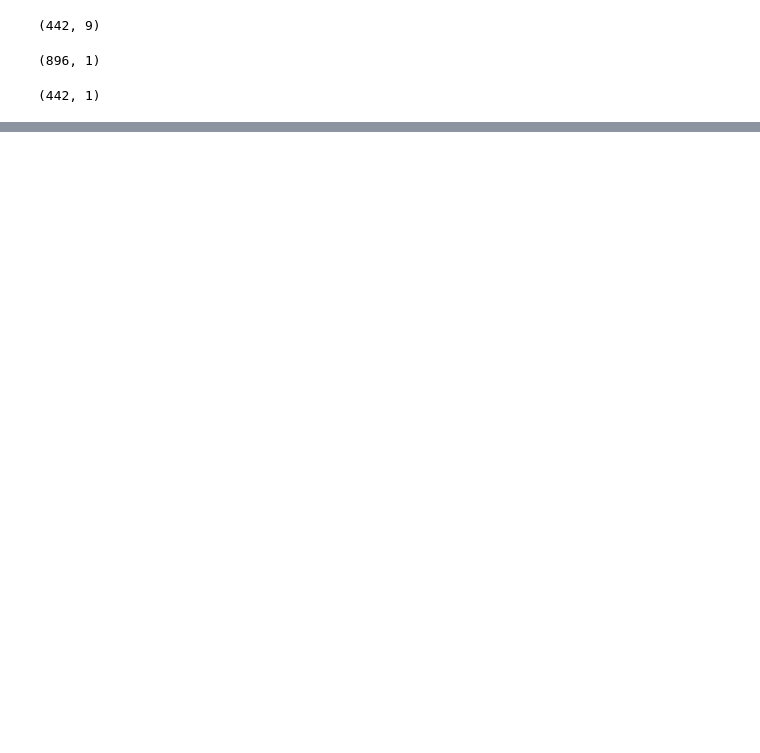
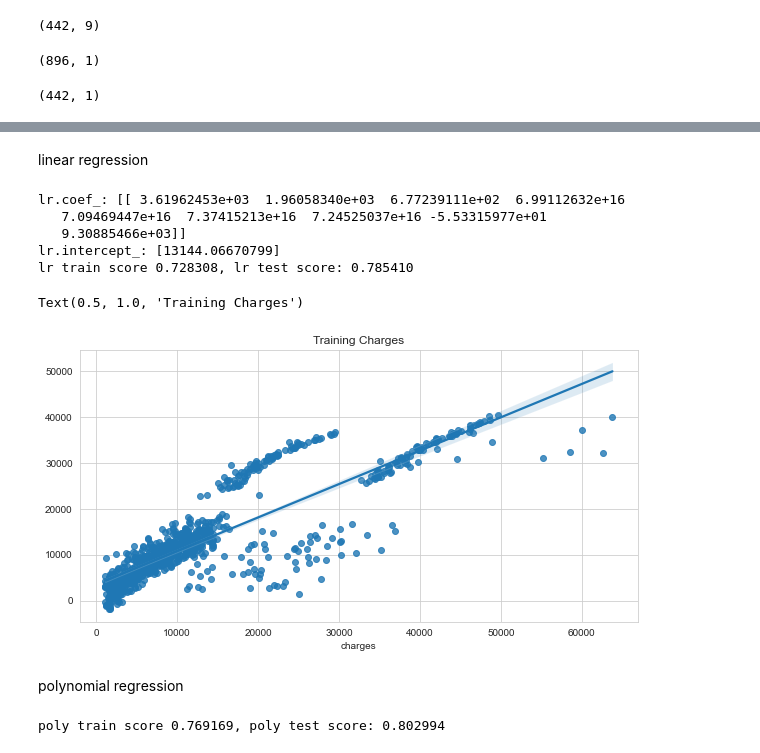
Before and after one commit to roblivesinottawa/insurance-predictive-analysis, a Jupyter notebook: jup_files/insurance.ipynb, the cells around one changed output, grey strips where cells are left out. Saved outputs shown, nothing was run; the diff lists cells and outputs as text; code cells hidden in the pictures; blank space fills up the shorter version.

```diff
--- a/jup_files/insurance.ipynb
+++ b/jup_files/insurance.ipynb
@@ -288,0 +321,2 @@ X_test = s_scaler.transform(X_test.astype(np.float))
+# %% [markdown]
+linear regression
@@ -288,0 +325,22 @@ X_test = s_scaler.transform(X_test.astype(np.float))
+# %%
+lr = LinearRegression().fit(X_train, y_train)
+y_train_pred = lr.predict(X_train)
+y_test_pred = lr.predict(X_test)
+# %%
+print(f"lr.coef_: {lr.coef_}")
+print(f"lr.intercept_: {lr.intercept_}")
+print(f"lr train score %3f, lr test score: %3f" % (lr.score(X_train, y_train), lr.score(X_test, y_test)))
+# %% [output]
+lr.coef_: [[ 3.61962453e+03  1.96058340e+03  6.77239111e+02  6.99112632e+16
+   7.09469447e+16  7.37415213e+16  7.24525037e+16 -5.53315977e+01
+   9.30885466e+03]]
+lr.intercept_: [13144.06670799]
+lr train score 0.728308, lr test score: 0.785410
+# %%
+plt.figure(figsize=(10, 5))
+sns.regplot(x = y_train, y = y_train_pred).set_title('Training Charges')
+# %% [output]
+Text(0.5, 1.0, 'Training Charges')
+[figure, added]
+# %% [markdown]
+polynomial regression
@@ -288,0 +362,5 @@ X_test = s_scaler.transform(X_test.astype(np.float))
+# %%
+# print score
+print('poly train score %3f, poly test score: %3f' % (pl_lr.score(X_train, y_train), pl_lr.score(X_test, y_test)))
+# %% [output]
+poly train score 0.769169, poly test score: 0.802994
```
Also changed, not shown: parts of 7 cells of this notebook, 8 other files.
